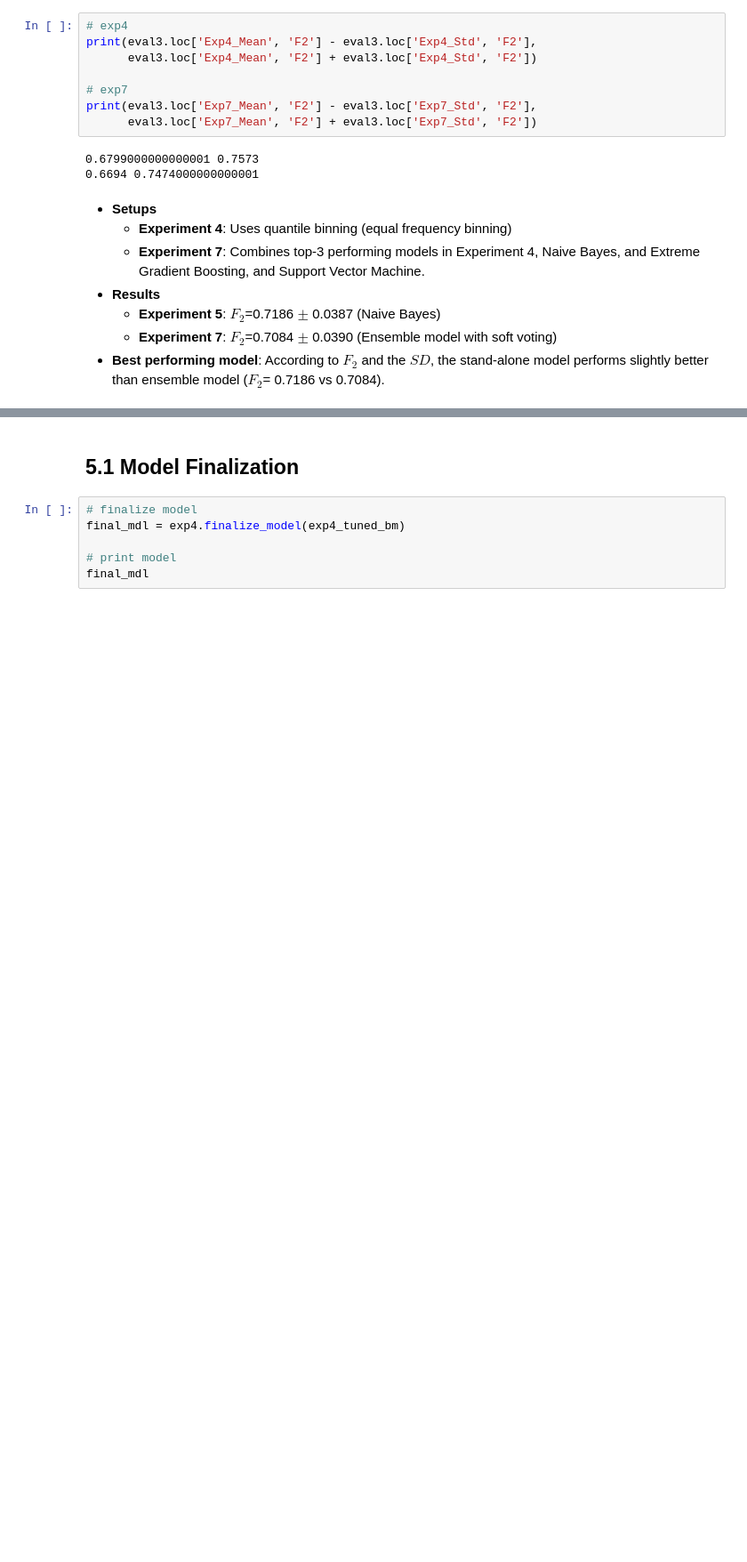
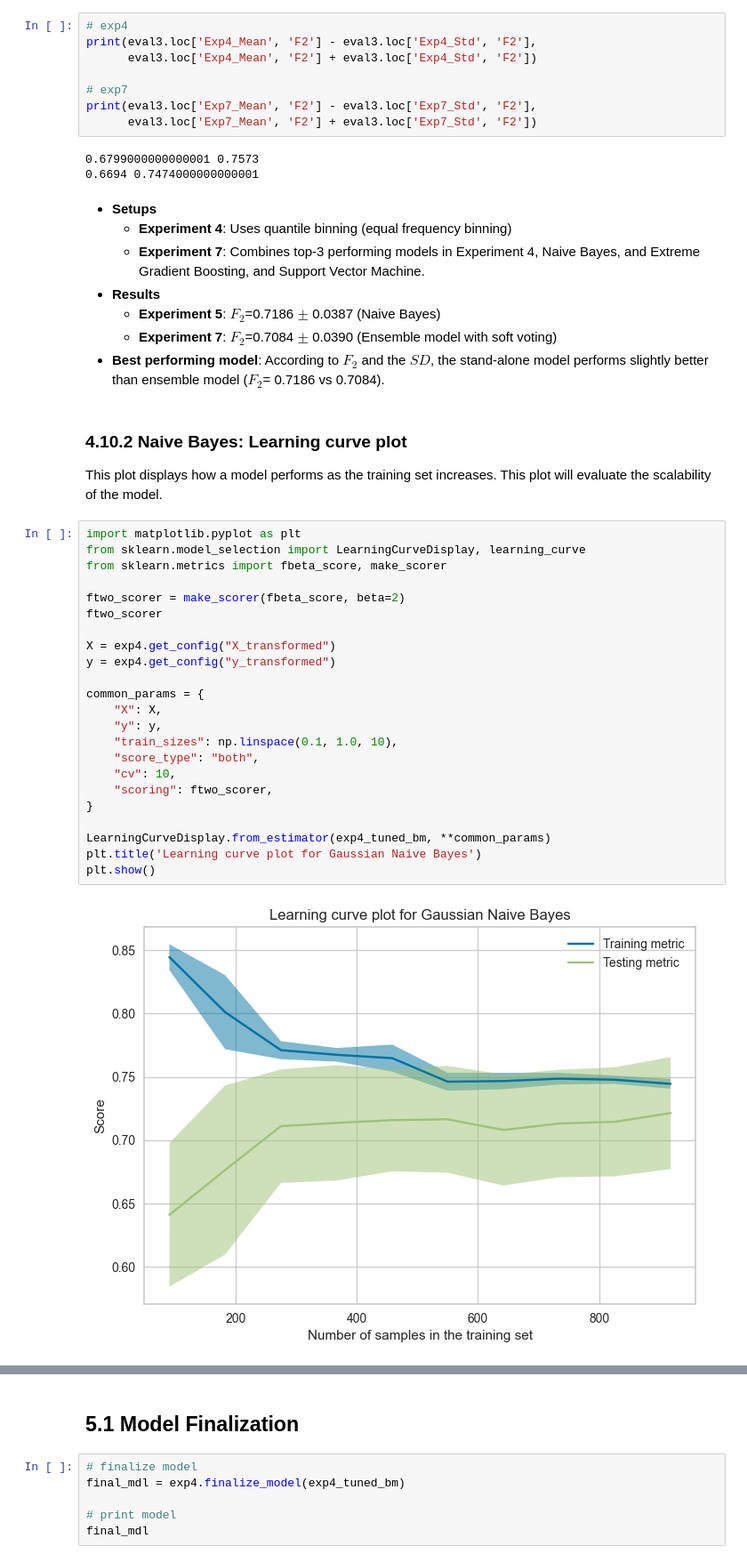
Before and after one commit to LingAdeu/hotel-booking-cancelation-prediction, a Jupyter notebook: notebook/notebook.ipynb, the cells around one changed output, grey strips where cells are left out. Shown at 89% size. Saved outputs shown, nothing was run; the diff lists cells and outputs as text; blank space fills up the shorter version.

```diff
--- a/notebook/notebook.ipynb
+++ b/notebook/notebook.ipynb
@@ -1811,3 +1811,31 @@ print(eval3.loc['Exp7_Mean', 'F2'] - eval3.loc['Exp7_Std', 'F2'],
     - <b>Experiment 5</b>: $F_2$=0.7186 $\pm$ 0.0387 (Naive Bayes)
     - <b>Experiment 7</b>: $F_2$=0.7084 $\pm$ 0.0390 (Ensemble model with soft voting)
 - <b>Best performing model</b>: According to $F_2$ and the $SD$, the stand-alone model performs slightly better than ensemble model ($F_2$= 0.7186 vs 0.7084).
+# %% [markdown]
+### <b>4.10.2 Naive Bayes: Learning curve plot</b>
+This plot displays how a model performs as the training set increases. This plot will evaluate the scalability of the model.
+# %%
+import matplotlib.pyplot as plt
+from sklearn.model_selection import LearningCurveDisplay, learning_curve
+from sklearn.metrics import fbeta_score, make_scorer
+
+ftwo_scorer = make_scorer(fbeta_score, beta=2)
+ftwo_scorer
+
+X = exp4.get_config("X_transformed")
+y = exp4.get_config("y_transformed")
+
+common_params = {
+    "X": X,
+    "y": y,
+    "train_sizes": np.linspace(0.1, 1.0, 10),
+    "score_type": "both",
+    "cv": 10,
+    "scoring": ftwo_scorer,
+}
+
+LearningCurveDisplay.from_estimator(exp4_tuned_bm, **common_params)
+plt.title('Learning curve plot for Gaussian Naive Bayes')
+plt.show()
+# %% [output]
+[figure, added]
```
Also changed, not shown: parts of 52 cells of this notebook, 3 other files.
